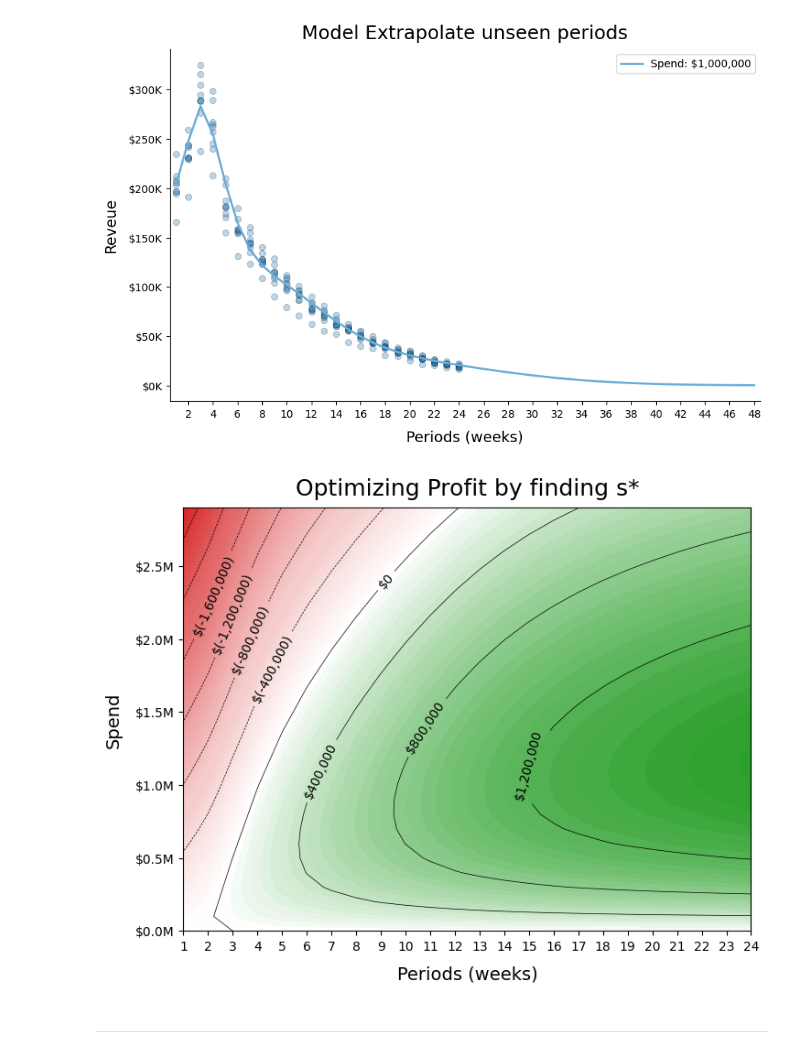
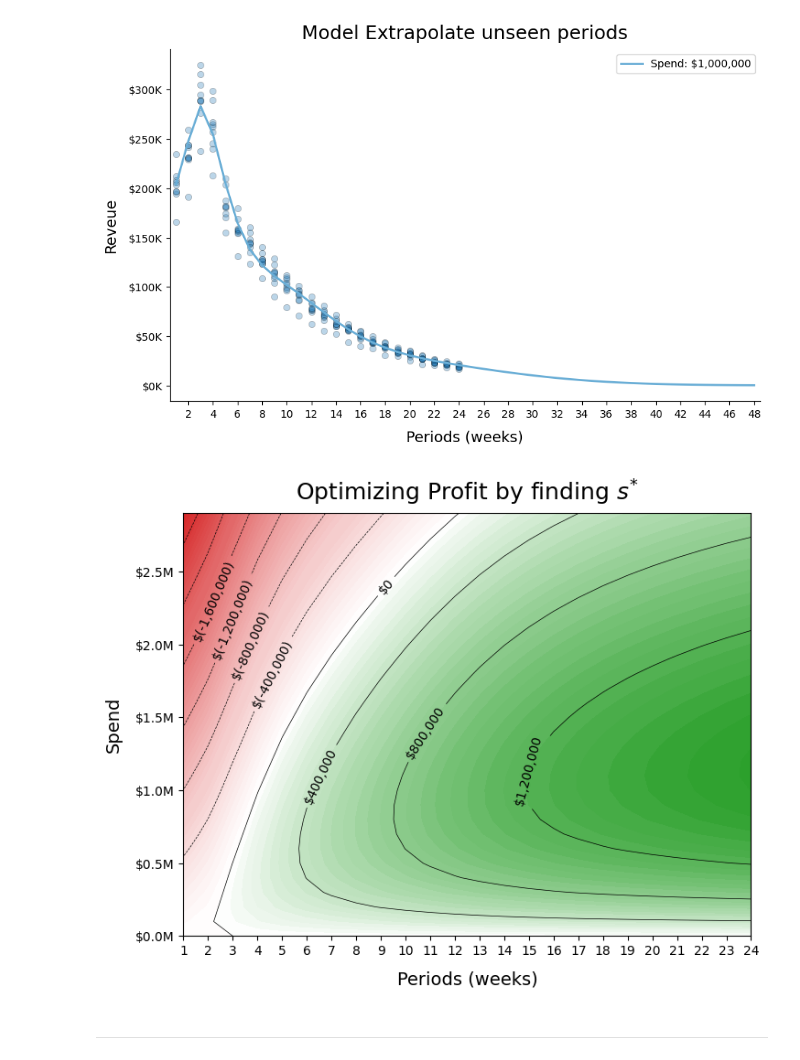
Before and after one commit to RoeiArpaly/numerical-optimization, a Jupyter notebook: numerical_optimisation_final_project.ipynb, the cells around one changed output. Drawn from its saved outputs; the diff is of its cells as text; code cells hidden in the pictures.

```diff
--- a/numerical_optimisation_final_project.ipynb
+++ b/numerical_optimisation_final_project.ipynb
@@ -361,35 +368,36 @@ from matplotlib.colors import (
 )
 
 
 colors = [plt.cm.tab10(3), (1, 1, 1), plt.cm.tab10(2)]
 n_bins = 100  # Discretizes the interpolation into bins
 custom_cmap = LinearSegmentedColormap.from_list("cmap", colors, N=n_bins)
 
 pivot_table = opt_df.pivot(index="spend", columns="n_periods", values="profit")
 
 X = pivot_table.columns.values
 Y = pivot_table.index.values
 X, Y = np.meshgrid(X, Y)
 Z = pivot_table.values
 
 fig, ax = plt.subplots(figsize=(8, 6))
 
 norm = TwoSlopeNorm(vmin=Z.min(), vcenter=0, vmax=Z.max())
 contour_filled = ax.contourf(X, Y, Z, levels=100, cmap=custom_cmap, norm=norm)
 contour_lines = ax.contour(X, Y, Z, levels=10, colors="black", linewidths=0.5)
 ax.clabel(contour_lines, inline=True, fmt=lambda x: f"$({x:,.0f})" if x < 0 else f"${x:,.0f}", fontsize=10)
 
-ax.set_title("Optimizing Profit by finding s*", pad=10, fontsize=18)
+ax.set_title("Optimizing Profit by finding " + r"$s^{*}$", pad=10, fontsize=18)
 ax.set_xlim(X.min(), X.max())
 ax.set_ylim(Y.min(), Y.max())
 ax.set_xlabel("Periods (weeks)", fontsize=14, labelpad=10)
 ax.set_ylabel("Spend", fontsize=14, labelpad=10)
 
 ax.xaxis.set_major_locator(ticker.MultipleLocator(1))
 ax.yaxis.set_major_formatter(ticker.FuncFormatter(lambda x, _: f"${x / 1_000_000:.1f}M"))
+
 fig.savefig("optimization_contours.png", dpi=300, bbox_inches="tight")
 # %% [output]
-[figure, old version]
+[figure, new version]
 # %% [markdown]
 ---
 # %% [markdown]
```
Also changed, not shown: parts of 7 cells of this notebook.
